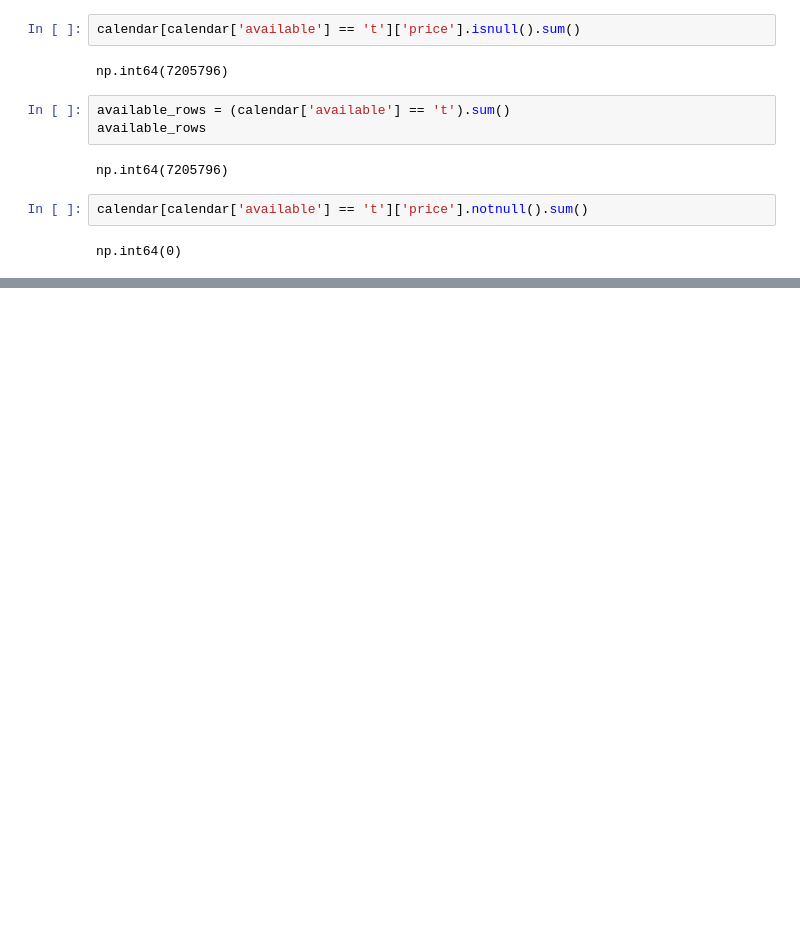
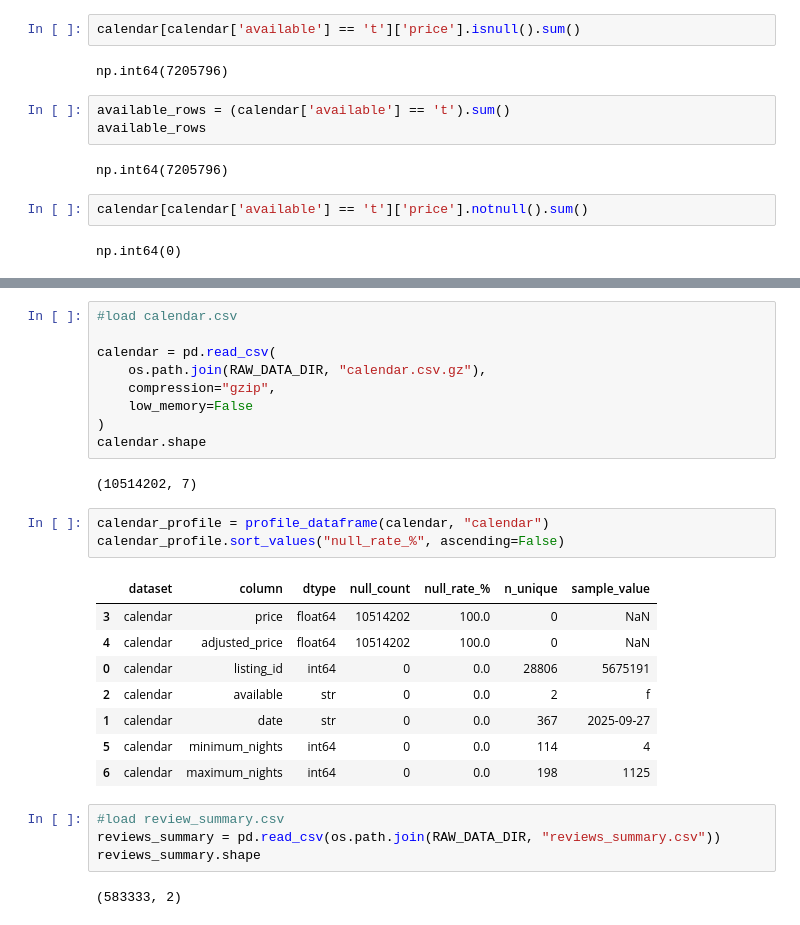
Before and after one commit to AlokaPerera01/airbnb_project, a Jupyter notebook: notebooks/01_dataset_exploration.ipynb, the cells around one changed output, grey strips where cells are left out. Saved outputs shown, nothing was run; the diff lists cells and outputs as text; blank space fills up the shorter version.

```diff
--- a/notebooks/01_dataset_exploration.ipynb
+++ b/notebooks/01_dataset_exploration.ipynb
@@ -354,0 +547,29 @@ np.int64(0)
+# %%
+#load calendar.csv
+
+calendar = pd.read_csv(
+    os.path.join(RAW_DATA_DIR, "calendar.csv.gz"),
+    compression="gzip",
+    low_memory=False
+)
+calendar.shape
+# %% [output]
+(10514202, 7)
+# %%
+calendar_profile = profile_dataframe(calendar, "calendar")
+calendar_profile.sort_values("null_rate_%", ascending=False)
+# %% [output]
+|  | dataset | column | dtype | null_count | null_rate_% | n_unique | sample_value |
+| 3 | calendar | price | float64 | 10514202 | 100.0 | 0 | NaN |
+| 4 | calendar | adjusted_price | float64 | 10514202 | 100.0 | 0 | NaN |
+| 0 | calendar | listing_id | int64 | 0 | 0.0 | 28806 | 5675191 |
+| 2 | calendar | available | str | 0 | 0.0 | 2 | f |
+| 1 | calendar | date | str | 0 | 0.0 | 367 | 2025-09-27 |
+| 5 | calendar | minimum_nights | int64 | 0 | 0.0 | 114 | 4 |
+| 6 | calendar | maximum_nights | int64 | 0 | 0.0 | 198 | 1125 |
+# %%
+#load review_summary.csv
+reviews_summary = pd.read_csv(os.path.join(RAW_DATA_DIR, "reviews_summary.csv"))
+reviews_summary.shape
+# %% [output]
+(583333, 2)
```
Also changed, not shown: parts of 20 cells of this notebook.
